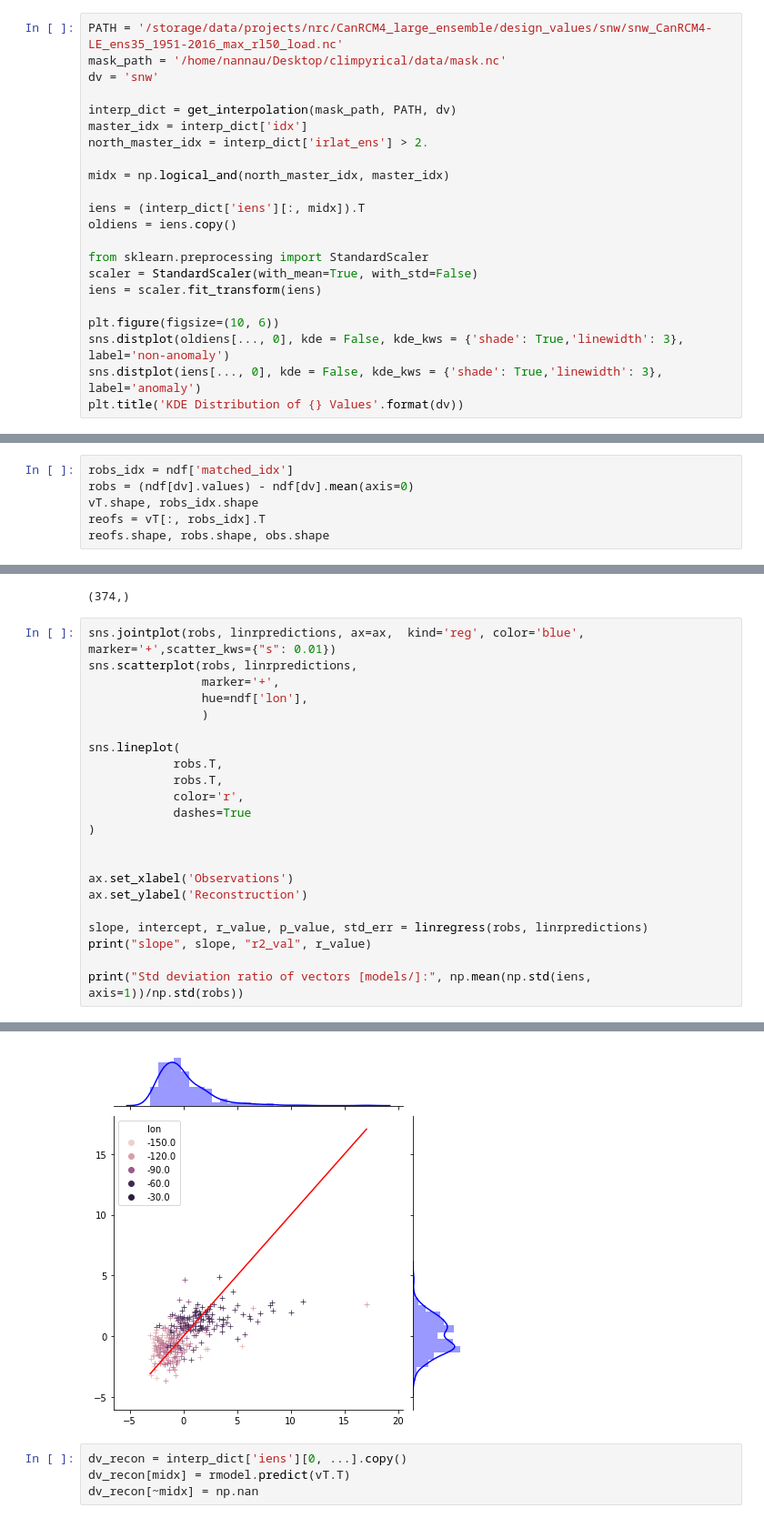
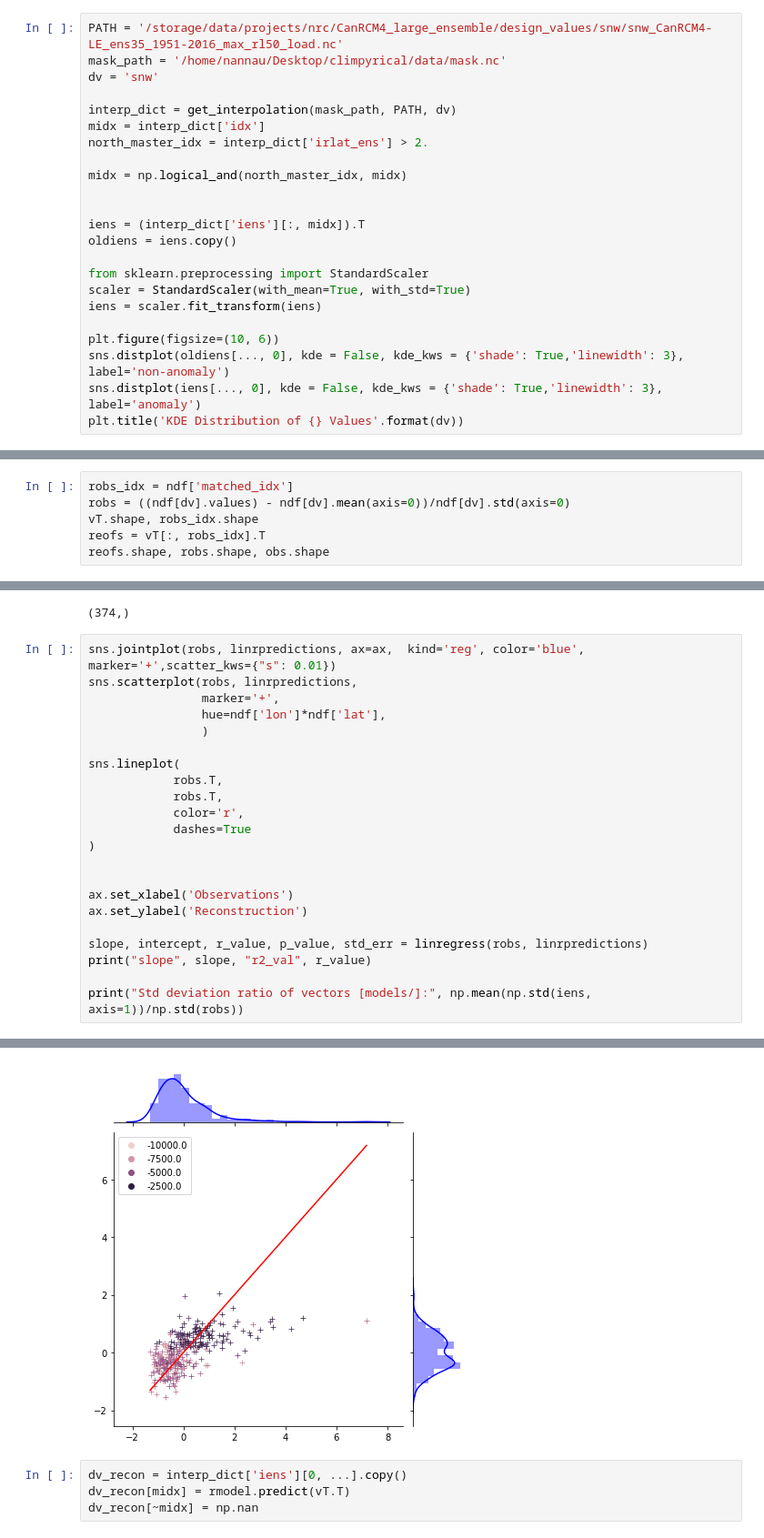
Before and after one commit to pacificclimate/climpyrical, a Jupyter notebook: notebooks/snow.ipynb, the cells around one changed output, grey strips where cells are left out. Shown at 91% size. Cells and saved outputs as stored; diff of their text form.

```diff
--- a/notebooks/snow.ipynb
+++ b/notebooks/snow.ipynb
@@ -31,16 +31,17 @@ mask_path = '/home/nannau/Desktop/climpyrical/data/mask.nc'
 dv = 'snw'
 
 interp_dict = get_interpolation(mask_path, PATH, dv)
-master_idx = interp_dict['idx']
+midx = interp_dict['idx']
 north_master_idx = interp_dict['irlat_ens'] > 2.
 
-midx = np.logical_and(north_master_idx, master_idx)
+midx = np.logical_and(north_master_idx, midx)
+
 
 iens = (interp_dict['iens'][:, midx]).T
 oldiens = iens.copy()
 
 from sklearn.preprocessing import StandardScaler
-scaler = StandardScaler(with_mean=True, with_std=False)
+scaler = StandardScaler(with_mean=True, with_std=True)
 iens = scaler.fit_transform(iens)
 
 plt.figure(figsize=(10, 6))
@@ -143,7 +144,7 @@ slope 1.0000000000000002 r2_val 0.9999999999999999
 #### Use the real observations and regress
 # %%
 robs_idx = ndf['matched_idx']
-robs = (ndf[dv].values) - ndf[dv].mean(axis=0)
+robs = ((ndf[dv].values) - ndf[dv].mean(axis=0))/ndf[dv].std(axis=0)
 vT.shape, robs_idx.shape
 reofs = vT[:, robs_idx].T
 reofs.shape, robs.shape, obs.shape
@@ -210,7 +211,7 @@ linrpredictions.shape
 sns.jointplot(robs, linrpredictions, ax=ax,  kind='reg', color='blue', marker='+',scatter_kws={"s": 0.01})
 sns.scatterplot(robs, linrpredictions,
                 marker='+',
-                hue=ndf['lon'],
+                hue=ndf['lon']*ndf['lat'],
                 )
 
 sns.lineplot(
@@ -234,4 +235,4 @@ Std deviation ratio of vectors [models/]: 0.04627291313196794
-[figure, old version]
+[figure, new version]
 # %%
 dv_recon = interp_dict['iens'][0, ...].copy()
 dv_recon[midx] = rmodel.predict(vT.T)
```
Also changed, not shown: parts of 6 cells of this notebook.
